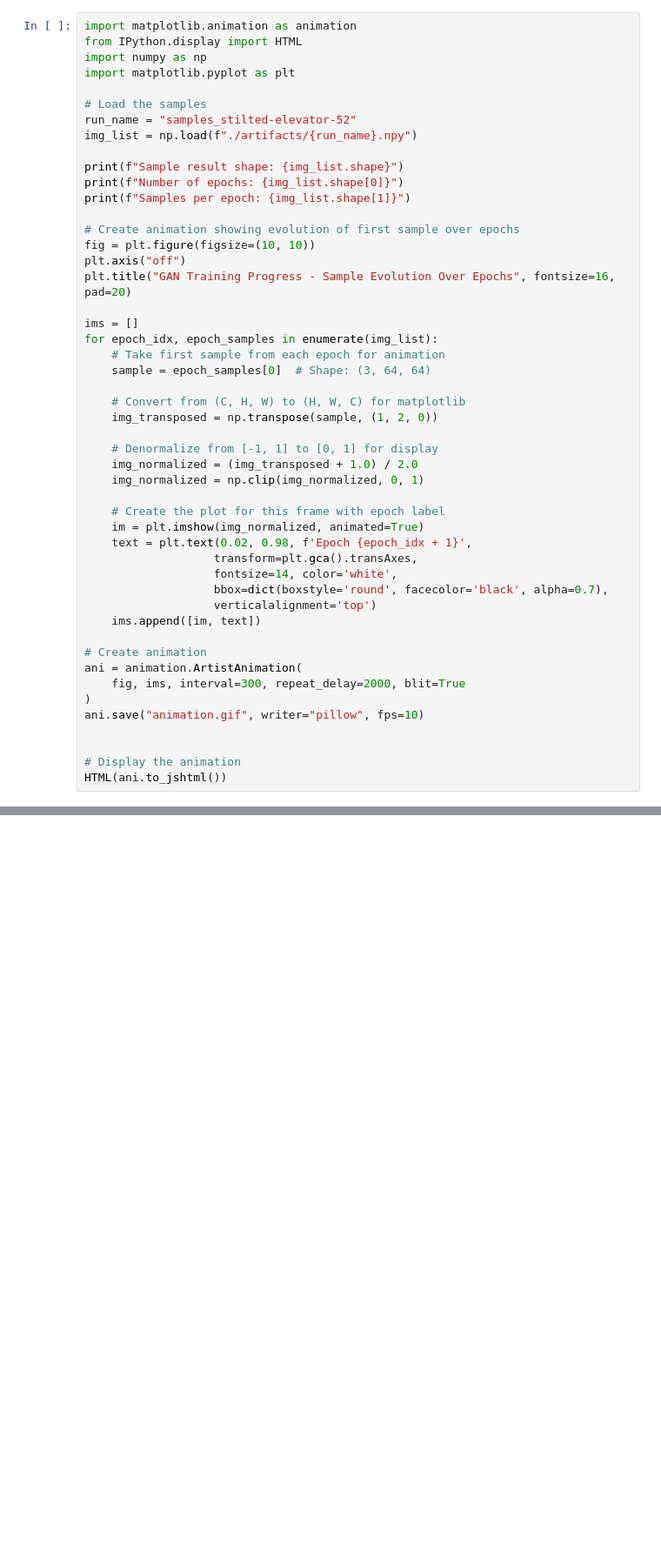
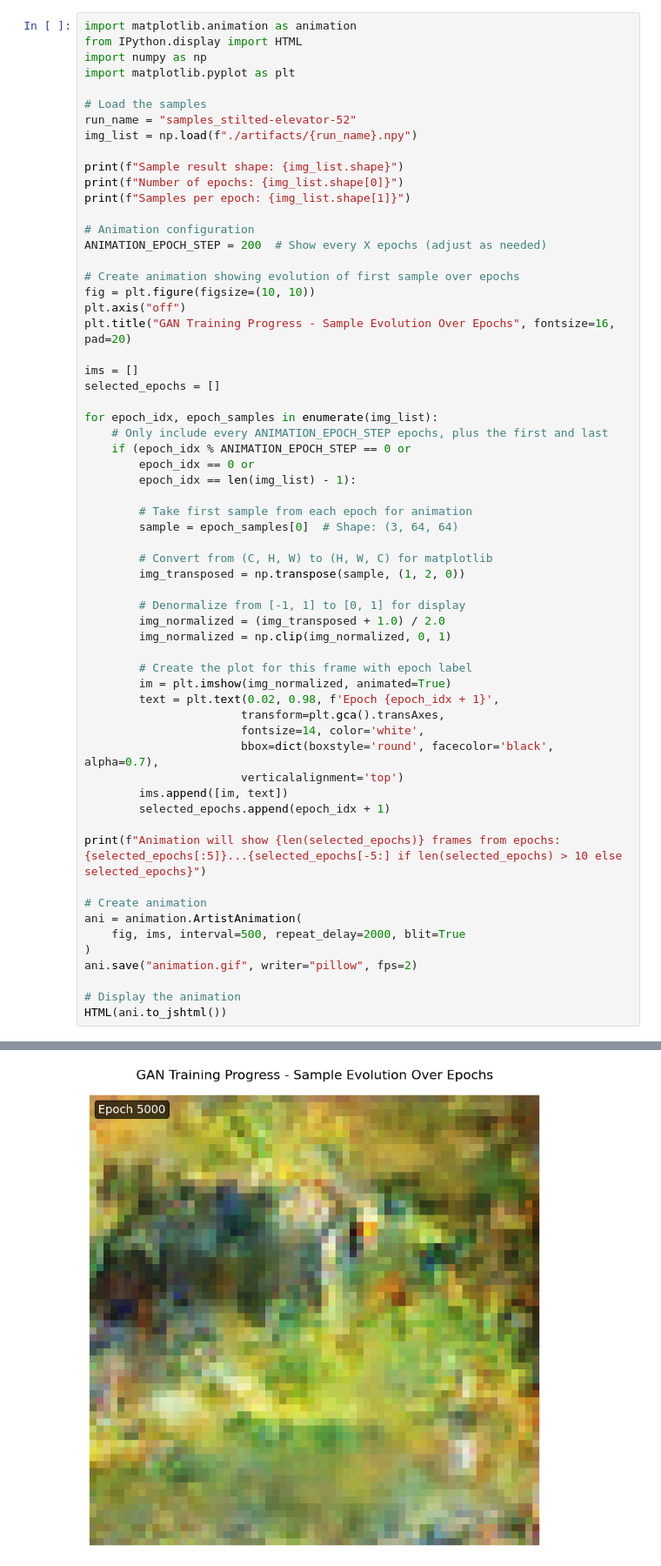
Before and after one commit to devmarkpro/cgan-monet-style-kaggle, a Jupyter notebook: main.ipynb, the cells around one changed output, grey strips where cells are left out. Shown at 87% size. Saved outputs shown, nothing was run; the diff lists cells and outputs as text; blank space fills up the shorter version.

```diff
--- a/main.ipynb
+++ b/main.ipynb
@@ -12,38 +12,51 @@ print(f"Sample result shape: {img_list.shape}")
 print(f"Number of epochs: {img_list.shape[0]}")
 print(f"Samples per epoch: {img_list.shape[1]}")
 
+# Animation configuration
+ANIMATION_EPOCH_STEP = 200  # Show every X epochs (adjust as needed)
+
 # Create animation showing evolution of first sample over epochs
 fig = plt.figure(figsize=(10, 10))
 plt.axis("off")
 plt.title("GAN Training Progress - Sample Evolution Over Epochs", fontsize=16, pad=20)
 
 ims = []
+selected_epochs = []
+
 for epoch_idx, epoch_samples in enumerate(img_list):
-    # Take first sample from each epoch for animation
-    sample = epoch_samples[0]  # Shape: (3, 64, 64)
+    # Only include every ANIMATION_EPOCH_STEP epochs, plus the first and last
+    if (epoch_idx % ANIMATION_EPOCH_STEP == 0 or
+        epoch_idx == 0 or
+        epoch_idx == len(img_list) - 1):
 
-    # Convert from (C, H, W) to (H, W, C) for matplotlib
-    img_transposed = np.transpose(sample, (1, 2, 0))
+        # Take first sample from each epoch for animation
+        sample = epoch_samples[0]  # Shape: (3, 64, 64)
 
-    # Denormalize from [-1, 1] to [0, 1] for display
-    img_normalized = (img_transposed + 1.0) / 2.0
-    img_normalized = np.clip(img_normalized, 0, 1)
+        # Convert from (C, H, W) to (H, W, C) for matplotlib
+        img_transposed = np.transpose(sample, (1, 2, 0))
 
-    # Create the plot for this frame with epoch label
-    im = plt.imshow(img_normalized, animated=True)
-    text = plt.text(0.02, 0.98, f'Epoch {epoch_idx + 1}',
-                   transform=plt.gca().transAxes,
-                   fontsize=14, color='white',
-                   bbox=dict(boxstyle='round', facecolor='black', alpha=0.7),
-                   verticalalignment='top')
-    ims.append([im, text])
+        # Denormalize from [-1, 1] to [0, 1] for display
+        img_normalized = (img_transposed + 1.0) / 2.0
+        img_normalized = np.clip(img_normalized, 0, 1)
+
+        # Create the plot for this frame with epoch label
+        im = plt.imshow(img_normalized, animated=True)
+        text = plt.text(0.02, 0.98, f'Epoch {epoch_idx + 1}',
+                       transform=plt.gca().transAxes,
+                       fontsize=14, color='white',
+                       bbox=dict(boxstyle='round', facecolor='black', alpha=0.7),
+                       verticalalignment='top')
+        ims.append([im, text])
+        selected_epochs.append(epoch_idx + 1)
+
+print(f"Animation will show {len(selected_epochs)} frames from epochs: {selected_epochs[:5]}...{selected_epochs[-5:] if len(selected_epochs) > 10 else selected_epochs}")
 
 # Create animation
 ani = animation.ArtistAnimation(
-    fig, ims, interval=300, repeat_delay=2000, blit=True
+    fig, ims, interval=500, repeat_delay=2000, blit=True
 )
-ani.save("animation.gif", writer="pillow", fps=10)
-
+ani.save("animation.gif", writer="pillow", fps=2)
 
 # Display the animation
 HTML(ani.to_jshtml())
+# %% [output]
@@ -49,0 +68 @@ HTML(ani.to_jshtml())
+[figure, added]
```
Also changed, not shown: parts of 1 cell of this notebook, 1 other file.
